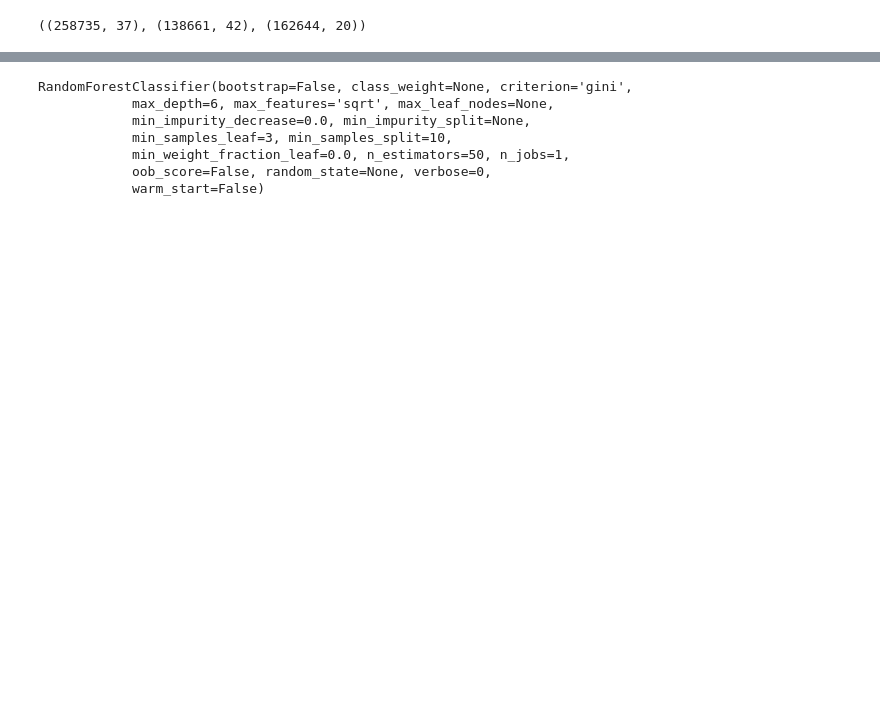
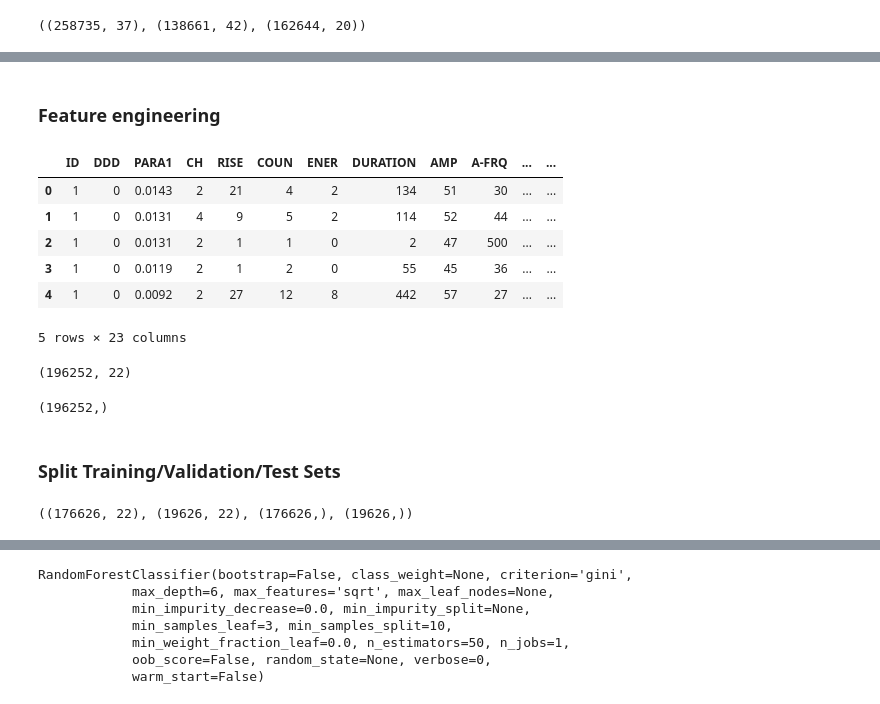
Before and after one commit to jadoonengr/Civil-Concrete-Damage, a Jupyter notebook: Civil-Concrete-Damage.ipynb, the cells around one changed output, grey strips where cells are left out. Saved outputs shown, nothing was run; the diff lists cells and outputs as text; code cells hidden in the pictures; blank space fills up the shorter version.

```diff
--- a/Civil-Concrete-Damage.ipynb
+++ b/Civil-Concrete-Damage.ipynb
@@ -431,0 +83,4 @@ features.set_index('feature', inplace=True)
+# %%
+combined_set = pd.concat([train_set,test_set])
+# %%
+combined_set.reset_index(drop=True,inplace=True)
@@ -431,0 +89,22 @@ features.set_index('feature', inplace=True)
+# %%
+combined_set['ID'] = combined_set['ID'].astype(int)
+combined_set['DDD'] = combined_set['DDD'].astype(int)
+combined_set['PARA1'] = combined_set['PARA1'].astype(float)
+combined_set['CH'] = combined_set['CH'].astype(int)
+combined_set['RISE'] = combined_set['RISE'].astype(int)
+combined_set['COUN'] = combined_set['COUN'].astype(int)
+combined_set['ENER'] = combined_set['ENER'].astype(int)
+combined_set['DURATION'] = combined_set['DURATION'].astype(int)
+combined_set['AMP'] = combined_set['AMP'].astype(int)
+combined_set['A-FRQ'] = combined_set['A-FRQ'].astype(int)
+combined_set['RMS'] = combined_set['RMS'].astype(float)
+combined_set['ASL'] = combined_set['ASL'].astype(int)
+combined_set['PCNTS'] = combined_set['PCNTS'].astype(int)
+combined_set['THR'] = combined_set['THR'].astype(int)
+combined_set['R-FRQ'] = combined_set['R-FRQ'].astype(int)
+combined_set['I-FRQ'] = combined_set['I-FRQ'].astype(int)
+combined_set['SIG-STRNGTH'] = combined_set['SIG-STRNGTH'].astype(float)
+combined_set['ABS-ENERGY'] = combined_set['ABS-ENERGY'].astype(float)
+combined_set['DAMAGE'] = combined_set['DAMAGE'].astype(int)
+
+combined_set.dtypes
@@ -431,0 +131,30 @@ features.set_index('feature', inplace=True)
+# %% [markdown]
+### Feature engineering
+# %%
+combined_set['HR'] = combined_set['HH:MM:SS.mmmuuun'].apply(lambda x: x.hour)
+combined_set['MIN'] = combined_set['HH:MM:SS.mmmuuun'].apply(lambda x: x.minute)
+combined_set['SEC'] = combined_set['HH:MM:SS.mmmuuun'].apply(lambda x: x.second)
+combined_set['USEC'] = combined_set['HH:MM:SS.mmmuuun'].apply(lambda x: x.microsecond)
+# %%
+combined_set.drop('HH:MM:SS.mmmuuun',axis=1,inplace=True)
+combined_set.head()
+# %% [output]
+|  | ID | DDD | PARA1 | CH | RISE | COUN | ENER | DURATION | AMP | A-FRQ | ... | ... |
+| 0 | 1 | 0 | 0.0143 | 2 | 21 | 4 | 2 | 134 | 51 | 30 | ... | ... |
+| 1 | 1 | 0 | 0.0131 | 4 | 9 | 5 | 2 | 114 | 52 | 44 | ... | ... |
+| 2 | 1 | 0 | 0.0131 | 2 | 1 | 1 | 0 | 2 | 47 | 500 | ... | ... |
+| 3 | 1 | 0 | 0.0119 | 2 | 1 | 2 | 0 | 55 | 45 | 36 | ... | ... |
+| 4 | 1 | 0 | 0.0092 | 2 | 27 | 12 | 8 | 442 | 57 | 27 | ... | ... |
+5 rows × 23 columns
+# %%
+X_combined = combined_set.copy()
+y_combined = X_combined.pop('DAMAGE')
+X_combined.shape
+# %% [output]
+(196252, 22)
+# %%
+y_combined.shape
+# %% [output]
+(196252,)
+# %% [markdown]
+### Split Training/Validation/Test Sets
@@ -431,0 +163,4 @@ features.set_index('feature', inplace=True)
+# %%
+X_train.shape, X_temp.shape, y_train.shape, y_temp.shape
+# %% [output]
+((176626, 22), (19626, 22), (176626,), (19626,))
```
Also changed, not shown: parts of 80 cells of this notebook.
